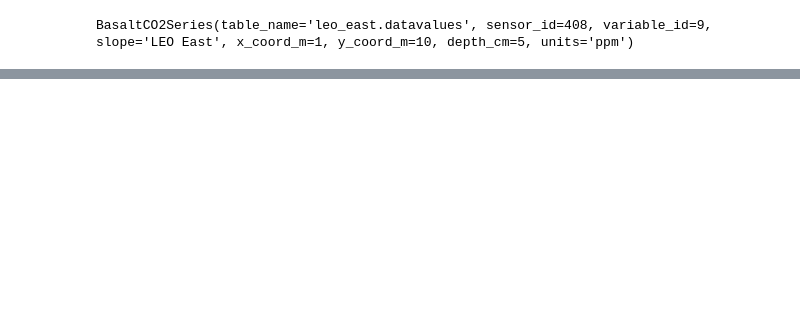
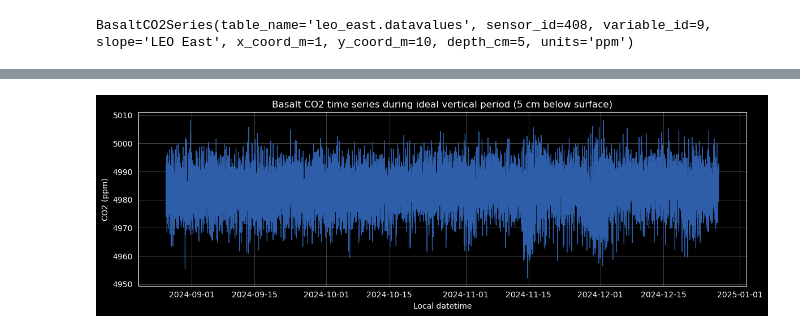
Before and after one commit to DimitriBolt/CO2Flux, a Jupyter notebook: Project_description/sensorDB/co2_basalt_sensor_workbench.ipynb, the cells around one changed output, grey strips where cells are left out. Drawn from its saved outputs; the diff is of its cells as text; code cells hidden in the pictures; blank space fills up the shorter version.

Commit message:
ideal period for vertical

```diff
--- a/Project_description/sensorDB/co2_basalt_sensor_workbench.ipynb
+++ b/Project_description/sensorDB/co2_basalt_sensor_workbench.ipynb
@@ -19,7 +23,10 @@ import pandas as pd
 from basalt_co2_series import BasaltCO2Series
 from diagnostics import center_series, normality_report, plot_histogram, plot_qq
 
-sensor = BasaltCO2Series(
+IDEAL_START = "2024-08-26 06:30:01"
+IDEAL_END = "2024-12-27 07:15:02"
+
+sensor_5cm = BasaltCO2Series(
     table_name="leo_east.datavalues",
     sensor_id=408,
     variable_id=9,
@@ -29,6 +36,6 @@ sensor = BasaltCO2Series(
     depth_cm=5,
 )
 
-sensor
+sensor_5cm
 # %% [output]
 BasaltCO2Series(table_name='leo_east.datavalues', sensor_id=408, variable_id=9, slope='LEO East', x_coord_m=1, y_coord_m=10, depth_cm=5, units='ppm')
@@ -100,0 +42,10 @@ display(report.to_dict())
+# %%
+coverage_5cm = sensor_5cm.describe_time_coverage()
+series_5cm = sensor_5cm.fetch_series()
+ideal_series_5cm = series_5cm.loc[IDEAL_START:IDEAL_END]
+
+display(coverage_5cm)
+display(series_5cm.head())
+display(series_5cm.tail())
+print(f"Rows fetched: {len(series_5cm):,}")
+print(f"Ideal-period rows: {len(ideal_series_5cm):,}")
@@ -100,0 +79,10 @@ display(report.to_dict())
+# %%
+series_5cm = series_5cm.mask(series_5cm < 0)
+ideal_series_5cm = series_5cm.loc[IDEAL_START:IDEAL_END]
+figure, axis = sensor_5cm.plot(
+    series=ideal_series_5cm,
+    title="Basalt CO2 time series during ideal vertical period (5 cm below surface)",
+)
+plt.show()
+# %% [output]
+[figure, added]
```
Also changed, not shown: parts of 13 cells of this notebook.
